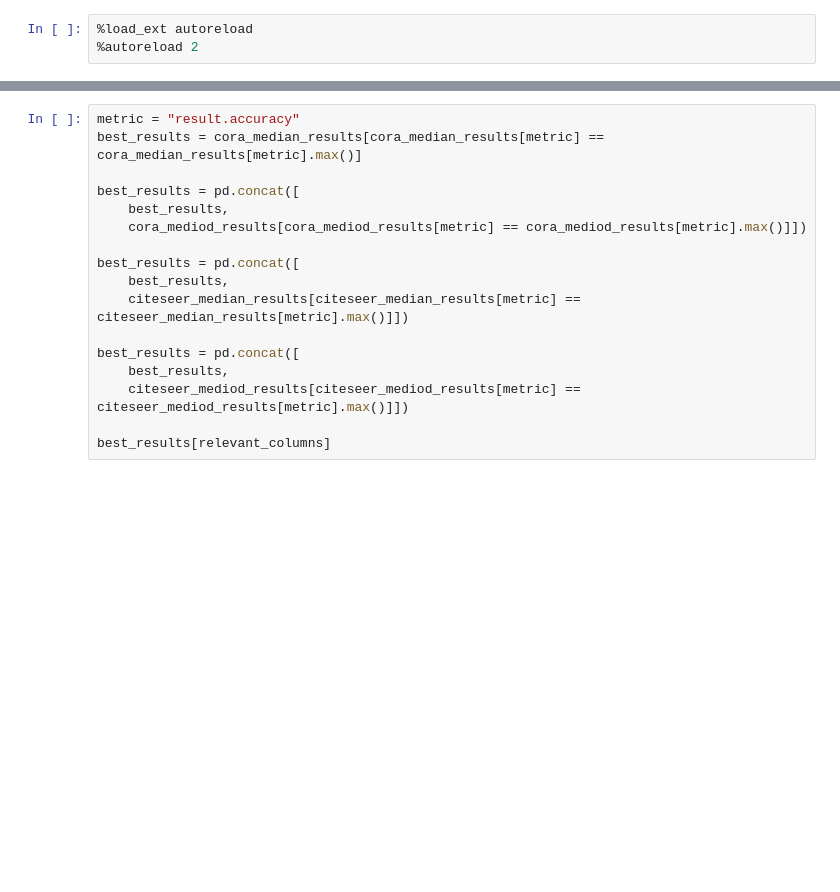
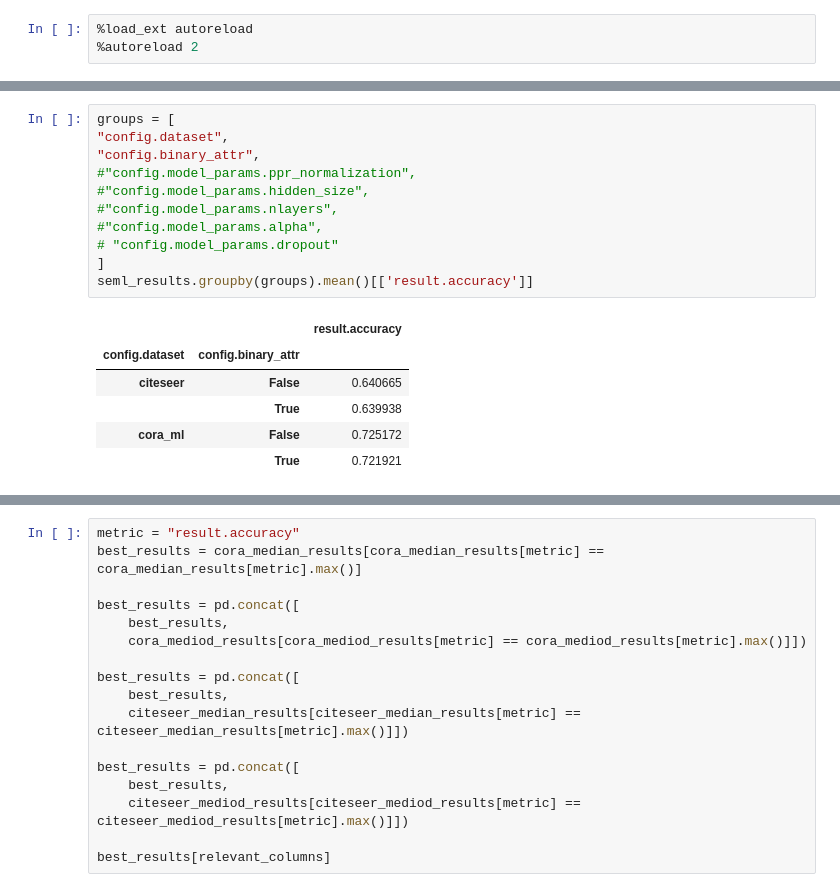
Before and after one commit to sigeisler/robustness_of_gnns_at_scale, a Jupyter notebook: evalute_seml_exp.ipynb, the cells around one changed output, grey strips where cells are left out. Saved outputs shown, nothing was run; the diff lists cells and outputs as text; blank space fills up the shorter version.

```diff
--- a/evalute_seml_exp.ipynb
+++ b/evalute_seml_exp.ipynb
@@ -74 +81,19 @@ seml_results.groupby(["config.dataset", "config.model_params.mean"]).max()[['res
+# %%
+groups = [
+"config.dataset",
+"config.binary_attr",
+#"config.model_params.ppr_normalization",
+#"config.model_params.hidden_size",
+#"config.model_params.nlayers",
+#"config.model_params.alpha",
+# "config.model_params.dropout"
+]
+seml_results.groupby(groups).mean()[['result.accuracy']]
+# %% [output]
+|  |  | result.accuracy |
+| config.dataset | config.binary_attr |  |
+| citeseer | False | 0.640665 |
+|  | True | 0.639938 |
+| cora_ml | False | 0.725172 |
+|  | True | 0.721921 |
 # %%
```
Also changed, not shown: parts of 18 cells of this notebook, 4 other files.
